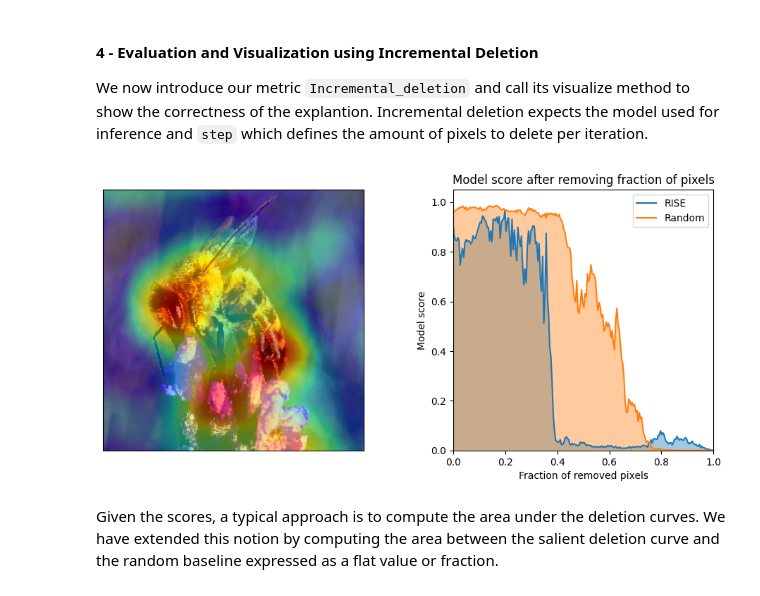
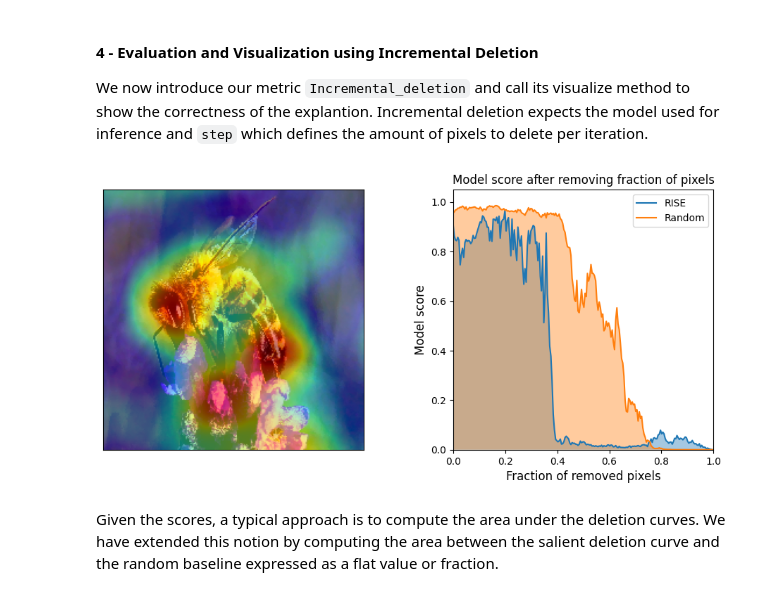
Before and after one commit to dianna-ai/dianna-exploration, a Jupyter notebook: relevance_maps_properties/metrics/metrics_images.ipynb, the cells around one changed output. Saved outputs shown, nothing was run; the diff lists cells and outputs as text; code cells hidden in the pictures.

```diff
--- a/relevance_maps_properties/metrics/metrics_images.ipynb
+++ b/relevance_maps_properties/metrics/metrics_images.ipynb
@@ -73,6 +67,6 @@ plt.imshow(img)
 We leverage the RISE implementation from `dianna` in order to obtain a salience map for the example image. We will also display these salient scores in a visualization.
 # %%
 relevances = dianna.explain_image(model.run_on_batch, img_data, method="RISE",
-                                labels=[i for i in range(1000)],
+                                labels=[309],
                                 n_masks=1000, feature_res=6, p_keep=.1,
                                 axis_labels={2: 'channels'})
@@ -81,7 +80,7 @@ def class_name(idx):
     return decode_predictions(np.eye(1, 1000, idx))[0][0][1]
 
 label = np.argmax(model.model.predict(img_data[None, ...], verbose=0))
-salience_map = relevances[label]
+salience_map = relevances[0]
 
 print(f'Explanation for `{class_name(label)}`')
 _ = visualization.plot_image(salience_map, utils.img_to_array(img) / 255., heatmap_cmap='jet', show_plot=False)
@@ -164,12 +163,13 @@ deleter = Incremental_deletion(model.model.predict, 224)
 # %%
 
 results = deleter(img_data, salience_map, 10, verbose=0)
 _ = deleter.visualize(salience_map,
                       utils.img_to_array(img) / 255.,
                       (results['salient_scores'], results['random_scores']),
-                      ('RISE', 'Random'))
+                      ('RISE', 'Random'),
+                      fontsize=12)
 # %% [output]
-[figure, old version]
+[figure, new version]
 # %% [markdown]
 Given the scores, a typical approach is to compute the area under the deletion curves. We have extended this notion by computing the area between the salient deletion curve and the random baseline expressed as a flat value or fraction.
 # %%
```
Also changed, not shown: parts of 3 cells of this notebook, 1 other file.
